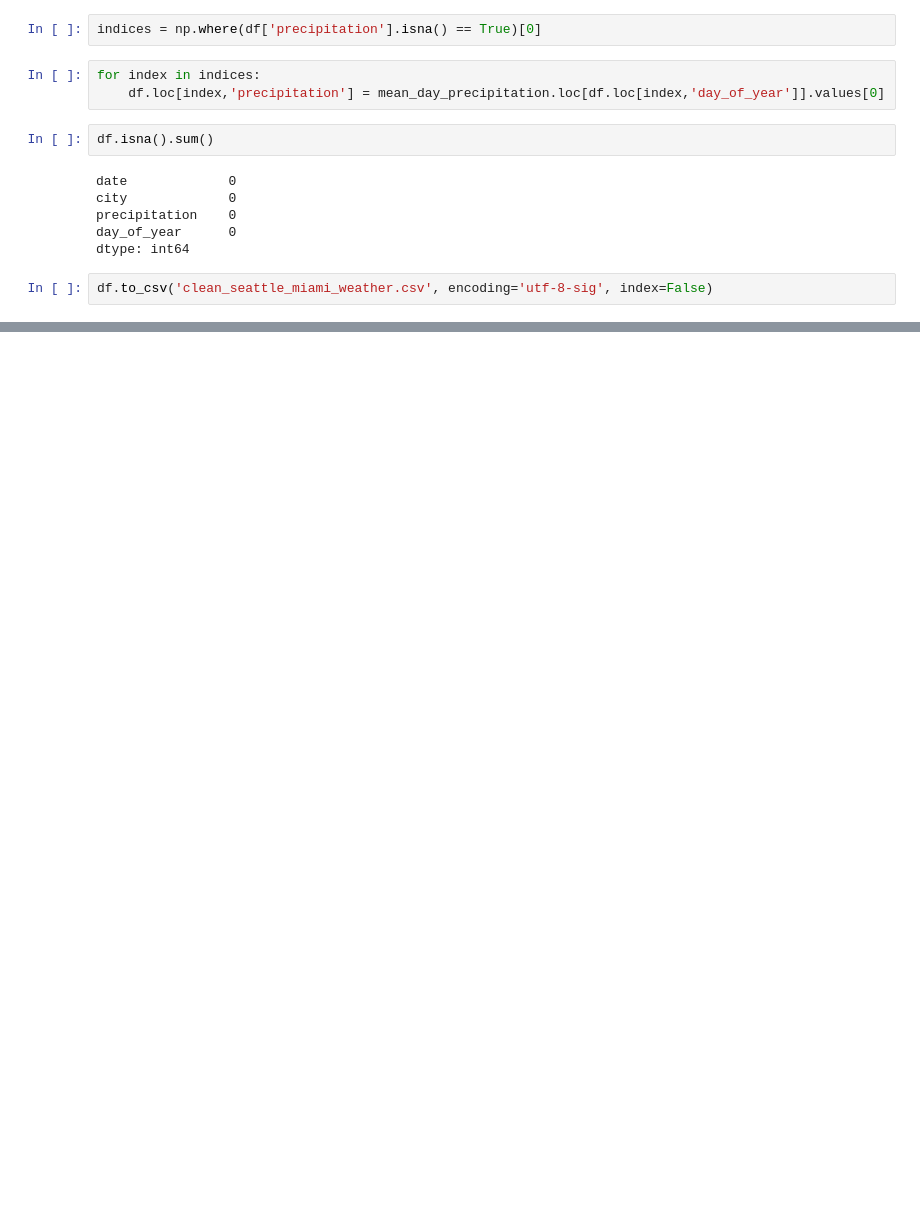
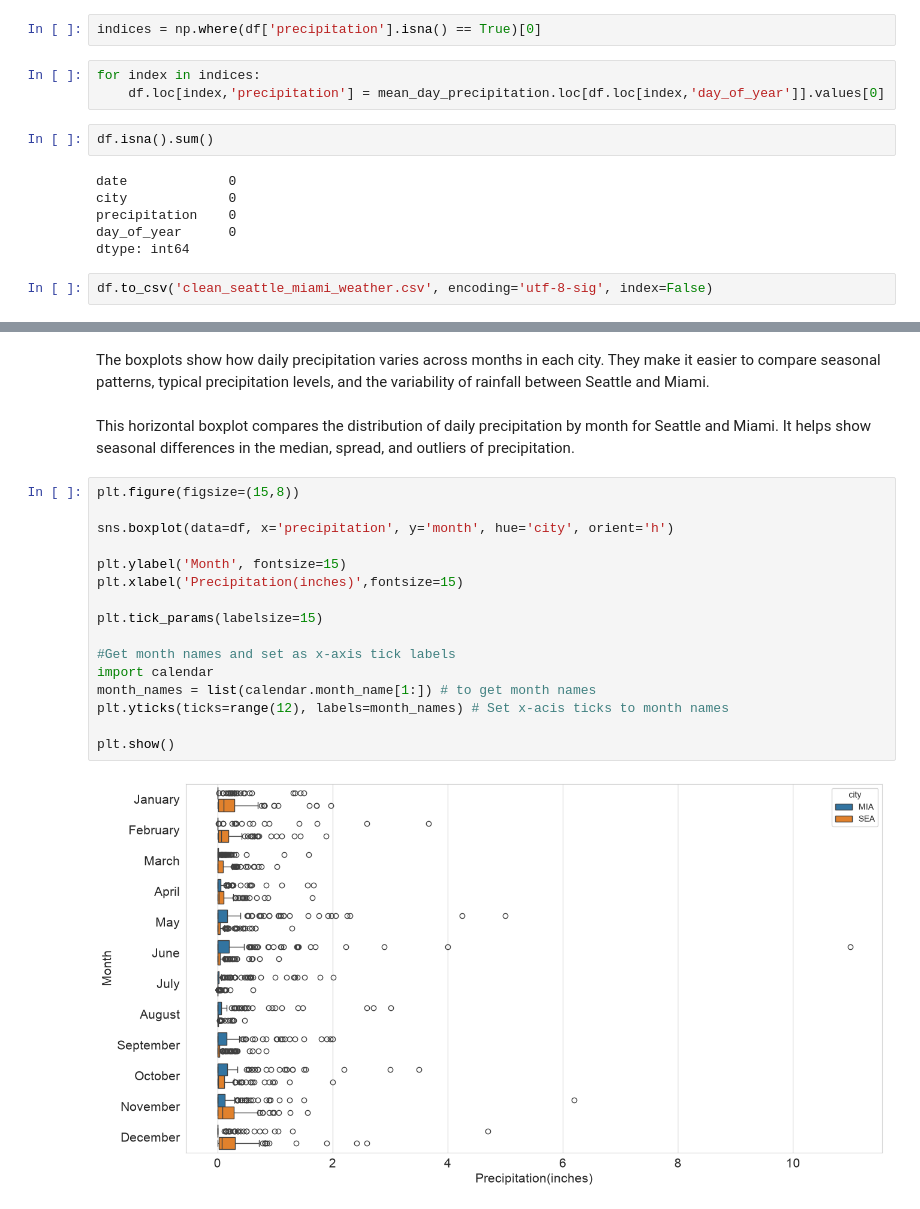
Before and after one commit to HakimMims/Weather, a Jupyter notebook: code/WeatherData.ipynb, the cells around one changed output, grey strips where cells are left out. Saved outputs shown, nothing was run; the diff lists cells and outputs as text; blank space fills up the shorter version.

```diff
--- a/code/WeatherData.ipynb
+++ b/code/WeatherData.ipynb
@@ -496,0 +618,22 @@ df.to_csv('clean_seattle_miami_weather.csv', encoding='utf-8-sig', index=False)
+# %% [markdown]
+The boxplots show how daily precipitation varies across months in each city. They make it easier to compare seasonal patterns, typical precipitation levels, and the variability of rainfall between Seattle and Miami.
+# %% [markdown]
+This horizontal boxplot compares the distribution of daily precipitation by month for Seattle and Miami. It helps show seasonal differences in the median, spread, and outliers of precipitation.
+# %%
+plt.figure(figsize=(15,8))
+
+sns.boxplot(data=df, x='precipitation', y='month', hue='city', orient='h')
+
+plt.ylabel('Month', fontsize=15)
+plt.xlabel('Precipitation(inches)',fontsize=15)
+
+plt.tick_params(labelsize=15)
+
+#Get month names and set as x-axis tick labels
+import calendar
+month_names = list(calendar.month_name[1:]) # to get month names
+plt.yticks(ticks=range(12), labels=month_names) # Set x-acis ticks to month names
+
+plt.show()
+# %% [output]
+[figure, added]
```
Also changed, not shown: parts of 102 cells of this notebook, 3 other files.
